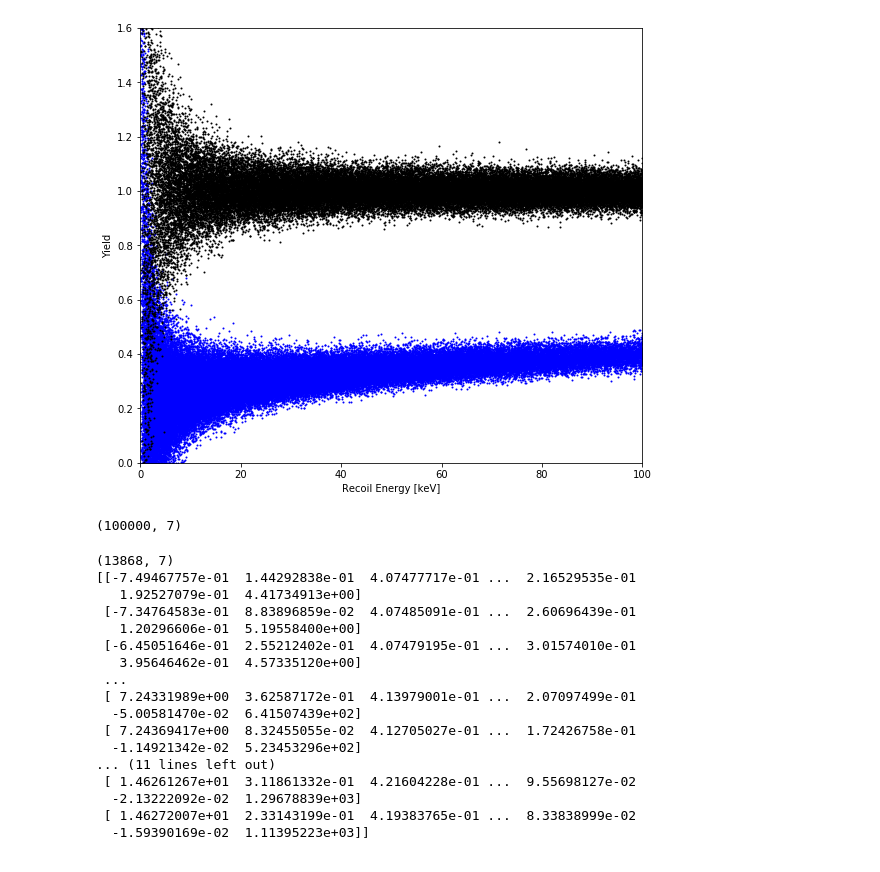
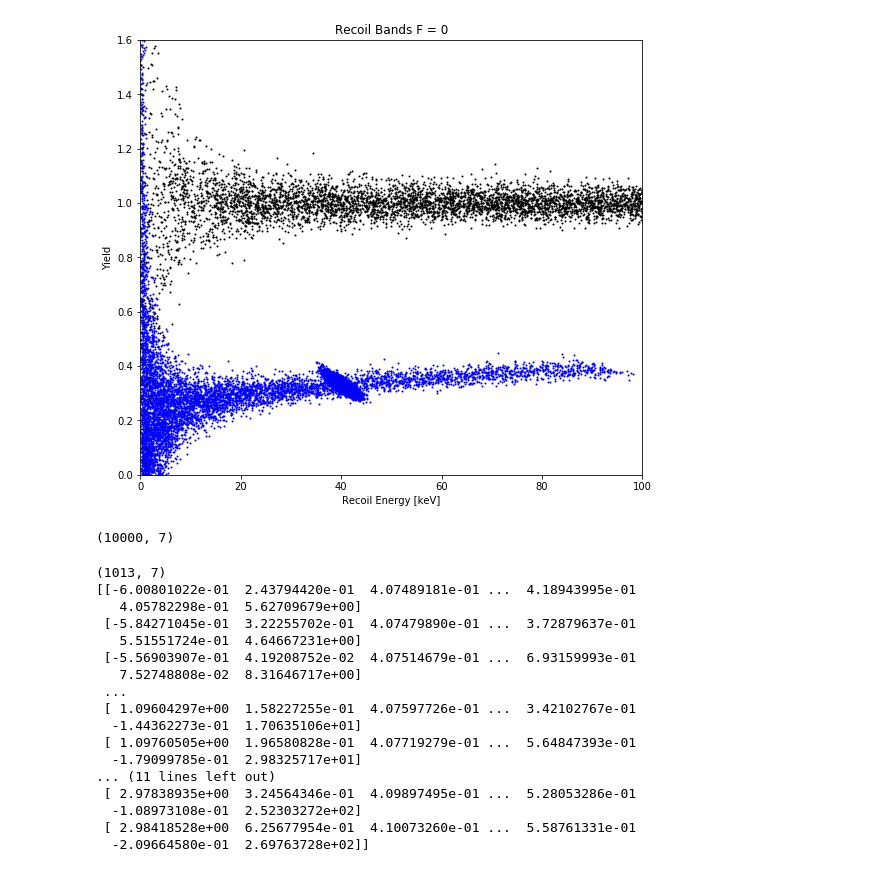
Before and after one commit to villaa/nrFano_Constraint, a Jupyter notebook: Band_Fits/Yield_mitch.ipynb, the cells around one changed output. Drawn from its saved outputs; the diff is of its cells as text; code cells hidden in the pictures.

```diff
--- a/Band_Fits/Yield_mitch.ipynb
+++ b/Band_Fits/Yield_mitch.ipynb
@@ -25,11 +25,11 @@ q_alpha = 0.166004
 q_beta = 0.00233716
 q_gamma = 9.52576*10**(-5)
 # %%
-#x = np.arange(0,200,0.1)
-#Er = 93*np.exp(-x/29) #For NR from Kennedy Thesis
+x = np.arange(0,200,0.1)
+Er = 93*np.exp(-x/29) #For NR from Kennedy Thesis
 
-N = 100000
-Er = np.random.exponential(40,np.uint32(N*0.3)) #tip from anthony
+N = 10000
+#Er = np.random.exponential(40,np.uint32(N*0.5)) #tip from anthony
 
 #need to store all of this inorder to calculate fano factor.
 ER = []
@@ -47,9 +47,10 @@ N_eh = []
 
 QNR=[]
 PT1 = []
+Neh1 = []
 # %%
 #For Nuclear Recoils
-F =10
+F =0
 
 '''
 Neh = Y*Enr/eps
@@ -60,8 +61,8 @@ sigf_q = eps*np.sqrt(Neh*F)
 
 for i in np.arange(0,N):
 
-    Enr = np.random.choice(Er)
-
+    #Enr = np.random.choice(Er)
+    Enr = 40
     esp = 11.5*Enr*(23)**-(7/3)
     g = 3*esp**(0.15)+0.7*esp**(0.6)+esp
     Y = k*g/(1+k*g)
@@ -116,3 +117,6 @@ for i in np.arange(0,N):
 
     yield1 = Qnr1 / Ernr
     Yield.append(yield1)
+
+    NEH = yield1*(Enr/eps)
+    Neh1.append(NEH)
@@ -179,34 +189,35 @@ yn = np.polyval([m, c], xn)
 #plot
 
 
 fig,axes = plt.subplots(1,1,figsize=(9.0,8.0),sharex=True)
 ax1 = axes
 
 
 X = np.arange(0.1,100,0.1)
 
 ax1.plot(ER,Yield,'o',color='b',linewidth=2,markersize=1)
 ax1.plot(ERer,Yield_er,'o',color='k',linewidth=2,markersize=1)
 '''
 ax1.plot(X,ynr_muv(X),color = 'orange',label='NR mu') #using old data
 #ax1.plot(xn,yn,'r--') #new fit to data (mean)
 
 ax1.plot(X,ynr_muv(X)+3*ynr_sigv(X),'r-',label='NR 3$\sigma$')
 ax1.plot(X,ynr_muv(X)-3*ynr_sigv(X),'r-',label=None)
 
 ax1.plot(X,yer_muv(X),color='purple',linestyle='--',label='ER mu')
 ax1.plot(X,yer_muv(X)+3*yer_sigv(X),color='purple',linestyle='-',label='ER 3$\sigma$')
 ax1.plot(X,yer_muv(X)-3*yer_sigv(X),color='purple',linestyle='-',label=None)
 '''
 ax1.set_xlabel('Recoil Energy [keV]')
 ax1.set_ylabel('Yield')
+ax1.set_title('Recoil Bands F = 0')
 ax1.set_ylim(0,1.6)
 ax1.set_xlim(0,100)
 
 
 plt.show()
 # %% [output]
-[figure, old version]
+[figure, new version]
 # %%
 
 data = np.vstack((ER,Yield,sigQ1,sigP1,U1,U2,N_eh)).T
@@ -221,7 +232,7 @@ data1 = x[x[:,1]<=1.6,:]
 
 data1 = data1[np.argsort(data1[:, 0])]
 # %% [output]
-(100000, 7)
+(10000, 7)
 # %%
 # Lets Try Data Frames.
 
@@ -247,23 +258,23 @@ while i <=1:
     print(data[i])
     i += 1
 # %% [output]
-(13868, 7)
-[[-7.49467757e-01  1.44292838e-01  4.07477717e-01 ...  2.16529535e-01
-   1.92527079e-01  4.41734913e+00]
- [-7.34764583e-01  8.83896859e-02  4.07485091e-01 ...  2.60696439e-01
-   1.20296606e-01  5.19558400e+00]
- [-6.45051646e-01  2.55212402e-01  4.07479195e-01 ...  3.01574010e-01
-   3.95646462e-01  4.57335120e+00]
+(1013, 7)
+[[-6.00801022e-01  2.43794420e-01  4.07489181e-01 ...  4.18943995e-01
+   4.05782298e-01  5.62709679e+00]
+ [-5.84271045e-01  3.22255702e-01  4.07479890e-01 ...  3.72879637e-01
+   5.51551724e-01  4.64667231e+00]
+ [-5.56903907e-01  4.19208752e-02  4.07514679e-01 ...  6.93159993e-01
+   7.52748808e-02  8.31646717e+00]
  ...
- [ 7.24331989e+00  3.62587172e-01  4.13979001e-01 ...  2.07097499e-01
-  -5.00581470e-02  6.41507439e+02]
- [ 7.24369417e+00  8.32455055e-02  4.12705027e-01 ...  1.72426758e-01
-  -1.14921342e-02  5.23453296e+02]
+ [ 1.09604297e+00  1.58227255e-01  4.07597726e-01 ...  3.42102767e-01
+  -1.44362273e-01  1.70635106e+01]
+ [ 1.09760505e+00  1.96580828e-01  4.07719279e-01 ...  5.64847393e-01
+  -1.79099785e-01  2.98325717e+01]
 ... (11 lines left out)
- [ 1.46261267e+01  3.11861332e-01  4.21604228e-01 ...  9.55698127e-02
-  -2.13222092e-02  1.29678839e+03]
- [ 1.46272007e+01  2.33143199e-01  4.19383765e-01 ...  8.33838999e-02
-  -1.59390169e-02  1.11395223e+03]]
+ [ 2.97838935e+00  3.24564346e-01  4.09897495e-01 ...  5.28053286e-01
+  -1.08973108e-01  2.52303272e+02]
+ [ 2.98418528e+00  6.25677954e-01  4.10073260e-01 ...  5.58761331e-01
+  -2.09664580e-01  2.69763728e+02]]
 # %%
 def find_sigma(data):
     mu,sigma = norm.fit(data[:,1])
```
Also changed, not shown: parts of 3 cells of this notebook, 1 other file.
